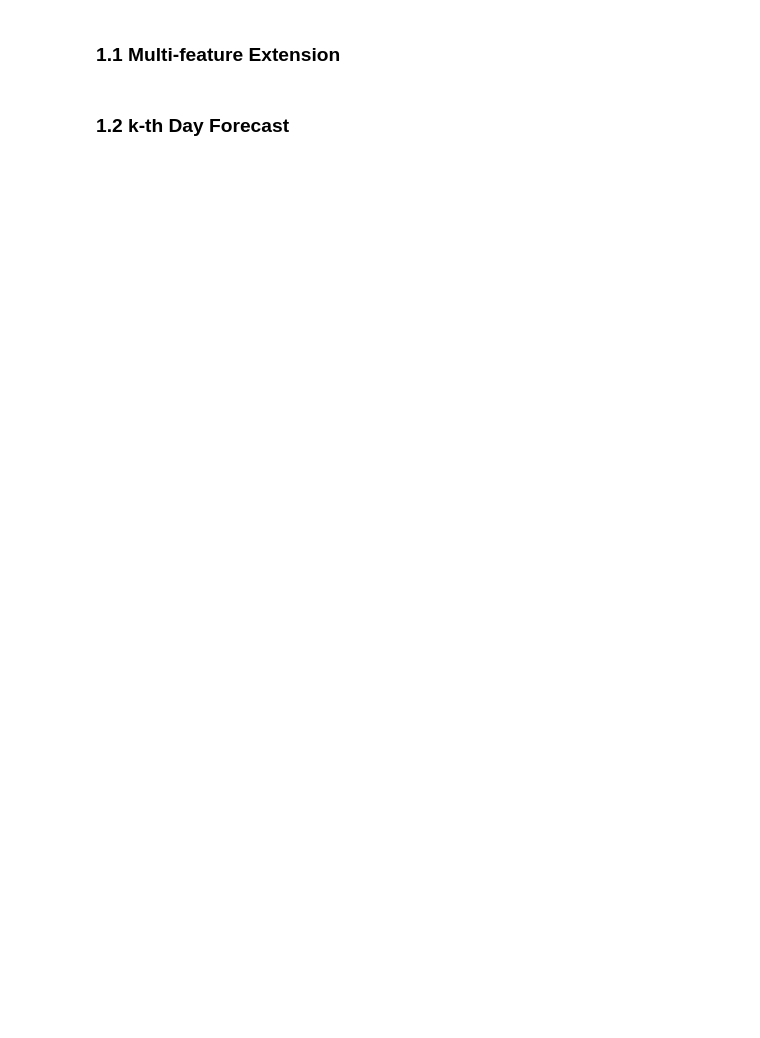
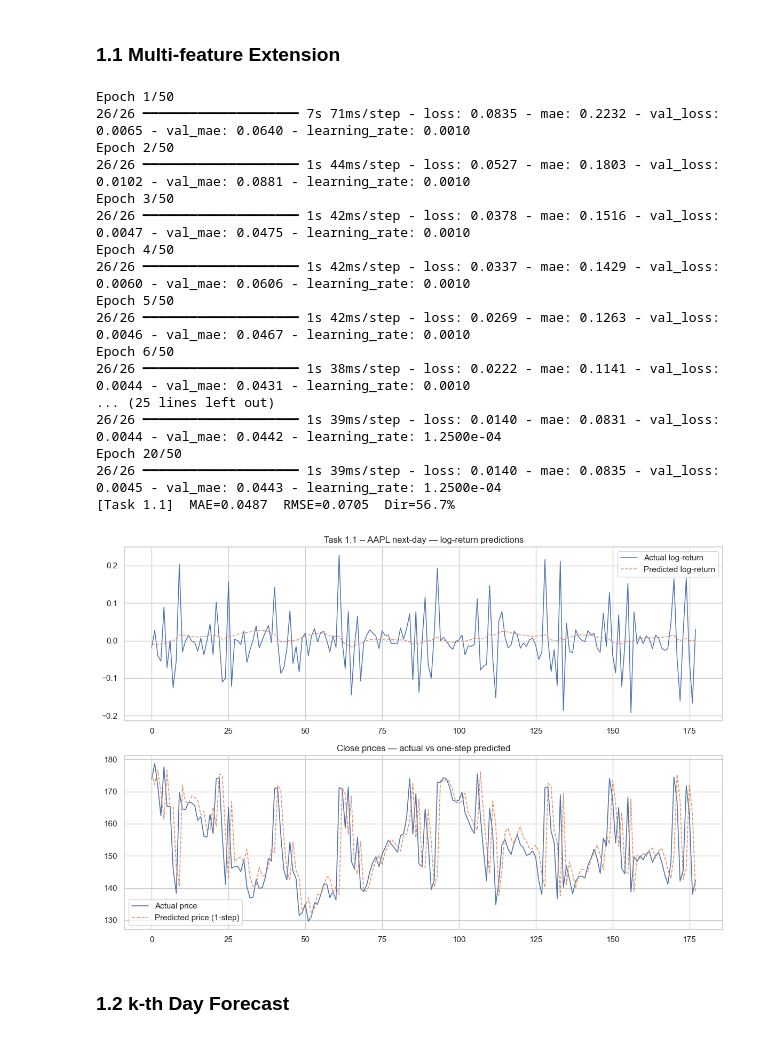
Before and after one commit to 28huyenhuynh/230163-DL4AI-project, a Jupyter notebook: 230163_project_notebook.ipynb, the cells around one changed output. Drawn from its saved outputs; the diff is of its cells as text; code cells hidden in the pictures; blank space fills up the shorter version.

```diff
--- a/230163_project_notebook.ipynb
+++ b/230163_project_notebook.ipynb
@@ -316,10 +334,29 @@ Rows: 1246 raw  →  1227 after cleaning
 ### 1.1 Multi-feature Extension
 # %%
 m11, sc11, yte11, ypred11, lc11, close11, ts11 = train_one(
-    nasdaq[nasdaq['Ticker'] == TICKER_NQ], NQ_FEATS, epochs=30, verbose=1)
+    nasdaq[nasdaq['Ticker'] == TICKER_NQ], NQ_FEATS, epochs=50, verbose=1)
 eval_regression(yte11, ypred11, '[Task 1.1]')
 plot_pred(yte11, ypred11, 'Task 1.1 -- AAPL next-day',
           close_arr=close11, t_start=ts11)
+# %% [output]
+Epoch 1/50
+26/26 ━━━━━━━━━━━━━━━━━━━━ 7s 71ms/step - loss: 0.0835 - mae: 0.2232 - val_loss: 0.0065 - val_mae: 0.0640 - learning_rate: 0.0010
+Epoch 2/50
+26/26 ━━━━━━━━━━━━━━━━━━━━ 1s 44ms/step - loss: 0.0527 - mae: 0.1803 - val_loss: 0.0102 - val_mae: 0.0881 - learning_rate: 0.0010
+Epoch 3/50
+26/26 ━━━━━━━━━━━━━━━━━━━━ 1s 42ms/step - loss: 0.0378 - mae: 0.1516 - val_loss: 0.0047 - val_mae: 0.0475 - learning_rate: 0.0010
+Epoch 4/50
+26/26 ━━━━━━━━━━━━━━━━━━━━ 1s 42ms/step - loss: 0.0337 - mae: 0.1429 - val_loss: 0.0060 - val_mae: 0.0606 - learning_rate: 0.0010
+Epoch 5/50
+26/26 ━━━━━━━━━━━━━━━━━━━━ 1s 42ms/step - loss: 0.0269 - mae: 0.1263 - val_loss: 0.0046 - val_mae: 0.0467 - learning_rate: 0.0010
+Epoch 6/50
+26/26 ━━━━━━━━━━━━━━━━━━━━ 1s 38ms/step - loss: 0.0222 - mae: 0.1141 - val_loss: 0.0044 - val_mae: 0.0431 - learning_rate: 0.0010
+... (25 lines left out)
+26/26 ━━━━━━━━━━━━━━━━━━━━ 1s 39ms/step - loss: 0.0140 - mae: 0.0831 - val_loss: 0.0044 - val_mae: 0.0442 - learning_rate: 1.2500e-04
+Epoch 20/50
+26/26 ━━━━━━━━━━━━━━━━━━━━ 1s 39ms/step - loss: 0.0140 - mae: 0.0835 - val_loss: 0.0045 - val_mae: 0.0443 - learning_rate: 1.2500e-04
+[Task 1.1]  MAE=0.0487  RMSE=0.0705  Dir=56.7%
+[figure, added]
 # %% [markdown]
 ### 1.2 k-th Day Forecast
 # %%
```
Also changed, not shown: parts of 24 cells of this notebook, 6 other files.
